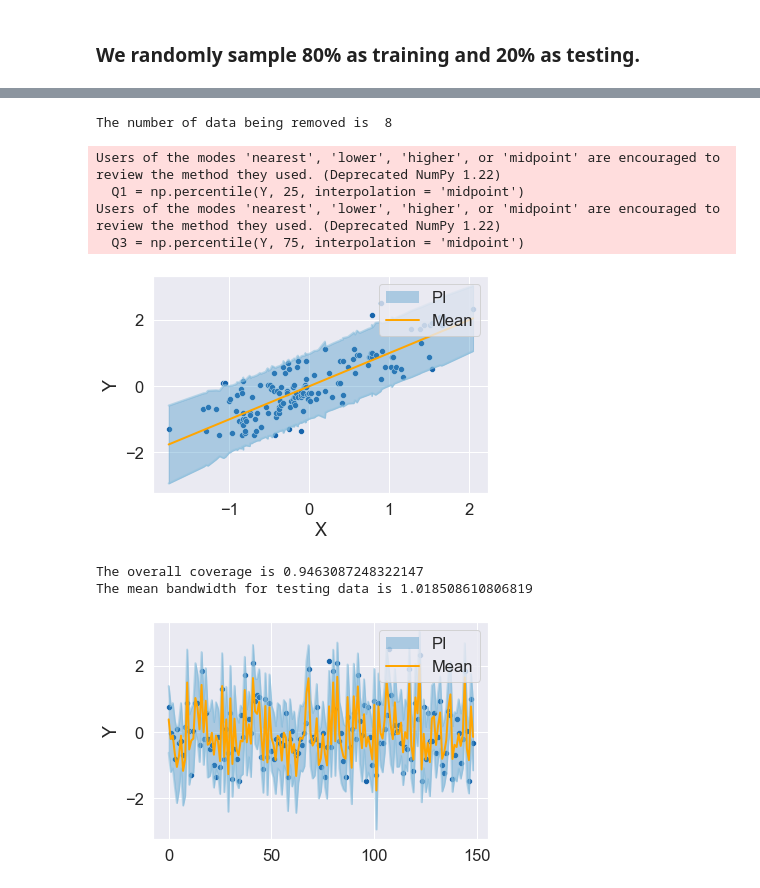
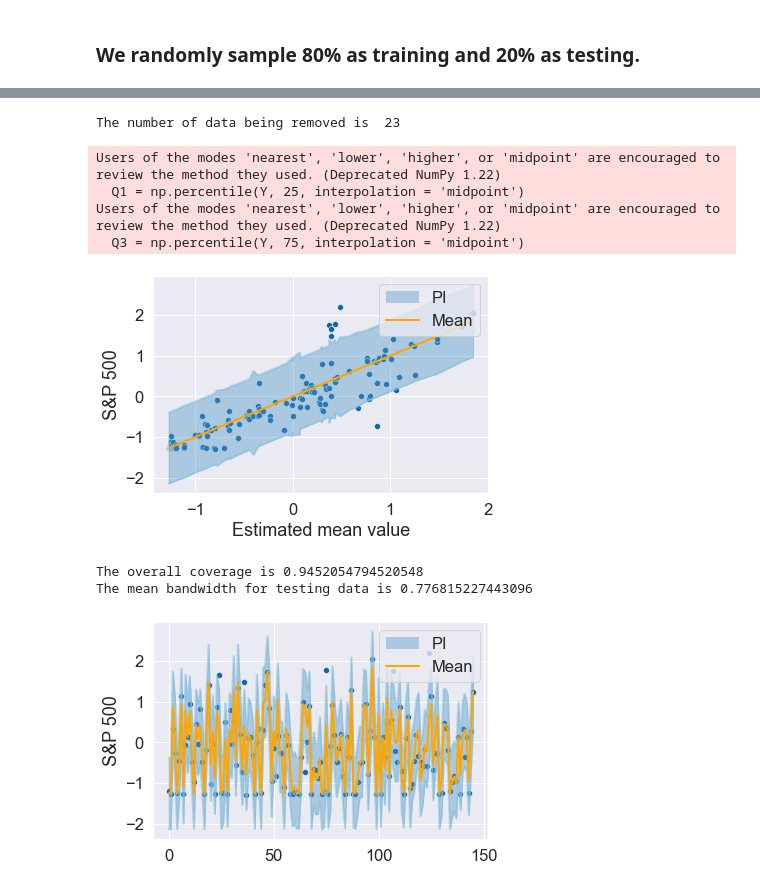
Before and after one commit to JiaweiGe0416/PI, a Jupyter notebook: FRED-MD.ipynb, the cells around one changed output, grey strips where cells are left out. Saved outputs shown, nothing was run; the diff lists cells and outputs as text; code cells hidden in the pictures.

```diff
--- a/FRED-MD.ipynb
+++ b/FRED-MD.ipynb
@@ -556,20 +561,18 @@ def my_plot3(X_t,Y_t,M_t,V_t):
 #     print("The mean bandwidth for testing data is", bandwidth)
 # %%
 # read the data
-X = pd.read_csv('X_pca_top3.CSV')
-X = X.to_numpy()[:,1:4]
+X = pd.read_csv('X_pca_top1.CSV')
+X = X.to_numpy()[:,1].reshape(-1,1)
 Y = pd.read_csv('Scaled_values_of_Y.CSV')
 Y = Y.to_numpy()[:,1:4]
 
 
-# We use X to predict Y = UEMP15T26
-Y = Y[:,0].reshape(-1,1)
-# # We use X to predict Y = TB3SMFFM
-# Y_TB3 = Y[:,1].reshape(-1,1)
-# # We use X to predict Y = TB6SMFFM
-# Y_TB6 = Y[:,2].reshape(-1,1)
+# We use X to predict Y
+Y_axis = "S&P 500"
+Y = Y[:,2].reshape(-1,1)
 
-# Remove outliers (w.r.t Y = UEMP15T26) using IQR
+
+# Remove outliers (w.r.t Y ) using IQR
 Data = np.hstack([X,Y])
 Q1 = np.percentile(Y, 25, interpolation = 'midpoint')
 
@@ -623,25 +626,25 @@ print("The number of data being removed is ", Y.shape[0]-Data.shape[0])
 # Y_adj = Y_train[n2:,:]
 
 np.random.shuffle(Data)
-pre_idx = int(Data.shape[0] * 0.6)
-opt_idx = int(Data.shape[0] * 0.7)
+pre_idx = int(Data.shape[0] * 0.5)
+opt_idx = int(Data.shape[0] * 0.65)
 adj_idx = int(Data.shape[0] * 0.8)
 pre_data, opt_data, adj_data, test_data = np.split(Data, [pre_idx, opt_idx, adj_idx])
-X_pre = pre_data[:,0:3]
-Y_pre = pre_data[:,3].reshape(-1,1)
-X_opt = opt_data[:,0:3]
-Y_opt = opt_data[:,3].reshape(-1,1)
-X_adj = adj_data[:,0:3]
-Y_adj = adj_data[:,3].reshape(-1,1)
-X_t = test_data[:,0:3]
-Y_t = test_data[:,3].reshape(-1,1)
+X_pre = pre_data[:,0].reshape(-1,1)
+Y_pre = pre_data[:,1].reshape(-1,1)
+X_opt = opt_data[:,0].reshape(-1,1)
+Y_opt = opt_data[:,1].reshape(-1,1)
+X_adj = adj_data[:,0].reshape(-1,1)
+Y_adj = adj_data[:,1].reshape(-1,1)
+X_t = test_data[:,0].reshape(-1,1)
+Y_t = test_data[:,1].reshape(-1,1)
 
 n_pre = len(X_pre)
 n_opt = len(X_opt)
 n_adj = len(X_adj)
 n_t = len(X_t)
 # %% [output]
-The number of data being removed is  8
+The number of data being removed is  23
 Users of the modes 'nearest', 'lower', 'higher', or 'midpoint' are encouraged to review the method they used. (Deprecated NumPy 1.22)
   Q1 = np.percentile(Y, 25, interpolation = 'midpoint')
 Users of the modes 'nearest', 'lower', 'higher', or 'midpoint' are encouraged to review the method they used. (Deprecated NumPy 1.22)
@@ -654,41 +657,41 @@ if known_mean == "True":
     M_adj = np.zeros(n_adj).reshape(-1,1)
     M_t = np.zeros(n_t).reshape(-1,1)
 else:
-    est_type = "rkhs_poly1"
+    est_type = "rf"
     model, M_opt, M_adj, M_t = mean_est(est_type,X_pre,Y_pre,X_opt,X_adj,X_t)
 
 # Obtain quantile estimators
 quantile = [0.8,0.85,0.9,0.95]
 m1,Q1_opt,Q1_adj,Q1_t = est_quantile("NN1",quantile[0],X_pre,Y_pre,X_opt,X_adj,X_t)
 m2,Q2_opt,Q2_adj,Q2_t = est_quantile("NN2",quantile[1],X_pre,Y_pre,X_opt,X_adj,X_t)
 m3,Q3_opt,Q3_adj,Q3_t = est_quantile("qrf",quantile[2],X_pre,Y_pre,X_opt,X_adj,X_t)
 m4,Q4_opt,Q4_adj,Q4_t = est_quantile("gb",quantile[3],X_pre,Y_pre,X_opt,X_adj,X_t)
 
 # construct estimator matrix
 E_opt = np.hstack(((Q1_opt-M_opt)**2, (Q2_opt-M_opt)**2, (Q3_opt-M_opt)**2, (Q4_opt-M_opt)**2))
 E_opt = E_opt.T
 E_adj = np.hstack(((Q1_adj-M_adj)**2, (Q2_adj-M_adj)**2, (Q3_adj-M_adj)**2, (Q4_adj-M_adj)**2))
 E_adj = E_adj.T
 E_t = np.hstack(((Q1_t-M_t)**2, (Q2_t-M_t)**2, (Q3_t-M_t)**2, (Q4_t-M_t)**2))
 E_t = E_t.T
 
 # solve optimization problem
 
 V100_adj, V100_t, opt_sol = solve_opt(X_opt,Y_opt, M_opt, M_adj, M_t, X_adj, X_t, "aug", E_opt, E_adj, E_t)
 #V100_adj, V100_t, opt_sol = solve_opt(X_opt,Y_opt, M_opt, M_adj, M_t, X_adj, X_t, "rkhs_poly", degree = 2)
 #V100_adj, V100_t, opt_sol = solve_opt(X_opt,Y_opt, M_opt, M_adj, M_t, X_adj, X_t, "rkhs_rbf", sigma = 1)
 
 # adjust interval
 alpha = 0.05
 delta = interval_adj(X_adj,Y_adj,M_adj,V100_adj,alpha)
 
 # plot
 V_alpha_t = delta*V100_t
 #my_plot(X_t,Y_t,M_t,V100_t)
-my_plot2(X_t,Y_t,M_t,V_alpha_t)
-my_plot3(X_t,Y_t,M_t,V_alpha_t)
+my_plot2(X_t,Y_t,M_t,V_alpha_t,X_axis = "Estimated mean value", Y_axis = Y_axis)
+my_plot3(X_t,Y_t,M_t,V_alpha_t,Y_axis = Y_axis)
 # %% [output]
-[figure, old version]
+[figure, new version]
-The overall coverage is 0.9463087248322147
-The mean bandwidth for testing data is 1.018508610806819
+The overall coverage is 0.9452054794520548
+The mean bandwidth for testing data is 0.776815227443096
-[figure, old version]
+[figure, new version]
```
Also changed, not shown: parts of 5 cells of this notebook, 9 other files.
